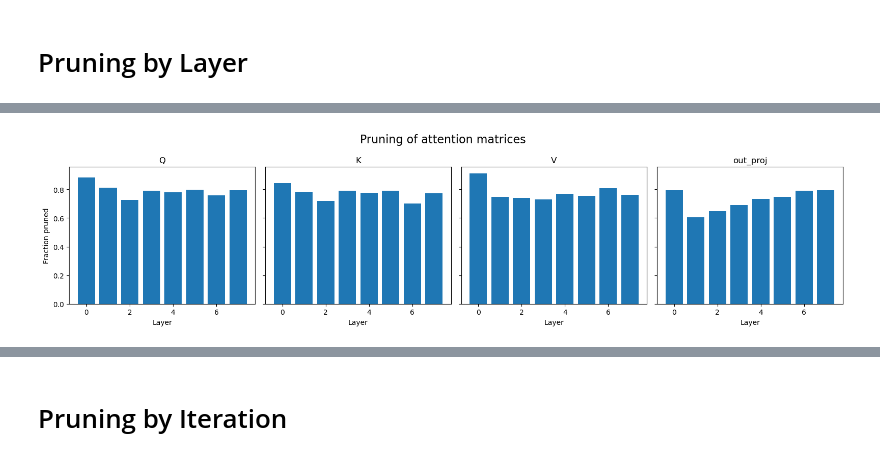
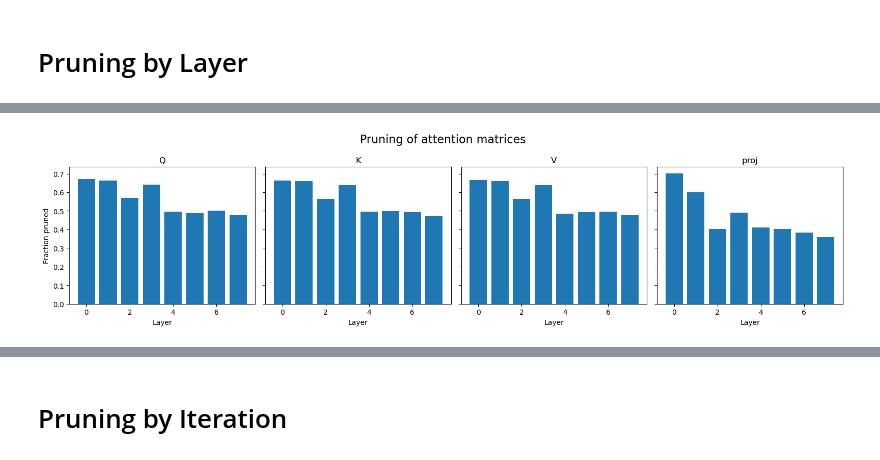
Before and after one commit to jshe2304/pruning-turbulence-vit, a Jupyter notebook: src/notebooks/pruned_models.ipynb, the cells around one changed output, grey strips where cells are left out. Cells and saved outputs as stored; diff of their text form; code cells hidden in the pictures.

```diff
--- a/src/notebooks/pruned_models.ipynb
+++ b/src/notebooks/pruned_models.ipynb
@@ -52,42 +74,43 @@ ViT(
 def pruning_by_layer(model):
     modules = {
         module_name: [] for module_name in
-        ['Q', 'K', 'V', 'out_proj', 'W_up', 'W_down', 'bias_up', 'bias_down']
+        ['Q', 'K', 'V', 'proj', 'W_up', 'W_down', 'bias_up', 'bias_down']
     }
 
-    for block_index, block in enumerate(model.transformer_blocks):
+    for block_index, block in enumerate(model.encoder_blocks + model.decoder_blocks):
 
         attn = block.attn
-        qkv_mask = attn.QKV_mask.reshape(attn.d_embed, attn.n_heads, 3, attn.d_attn)
+        _, d_embed = attn.qkv.weight.shape
+        qkv_mask = attn.qkv.weight_mask.reshape(d_embed, 4, 3, d_embed//4)
         q_mask, k_mask, v_mask = qkv_mask.unbind(dim=2)
 
         modules['Q'].append((1 - q_mask.sum() / q_mask.numel()).item())
         modules['K'].append((1 - k_mask.sum() / k_mask.numel()).item())
         modules['V'].append((1 - v_mask.sum() / v_mask.numel()).item())
-        modules['out_proj'].append((1 - attn.out_proj_mask.sum() / attn.out_proj_mask.numel()).item())
-        modules['W_up'].append((1 - block.mlp.W_up_mask.sum() / block.mlp.W_up_mask.numel()).item())
-        modules['W_down'].append((1 - block.mlp.W_down_mask.sum() / block.mlp.W_down_mask.numel()).item())
-        modules['bias_up'].append((1 - block.mlp.bias_up_mask.sum() / block.mlp.bias_up_mask.numel()).item())
-        modules['bias_down'].append((1 - block.mlp.bias_down_mask.sum() / block.mlp.bias_down_mask.numel()).item())
+        modules['proj'].append((1 - attn.proj.weight_mask.sum() / attn.proj.weight_mask.numel()).item())
+        modules['W_up'].append((1 - block.mlp.fc1.weight_mask.sum() / block.mlp.fc1.weight_mask.numel()).item())
+        modules['W_down'].append((1 - block.mlp.fc2.weight_mask.sum() / block.mlp.fc2.weight_mask.numel()).item())
+        modules['bias_up'].append((1 - block.mlp.fc1.bias_mask.sum() / block.mlp.fc1.bias_mask.numel()).item())
+        modules['bias_down'].append((1 - block.mlp.fc2.bias_mask.sum() / block.mlp.fc2.bias_mask.numel()).item())
 
     return pd.DataFrame(modules)
 
 all_data = pruning_by_layer(model)
 # %%
-attn_data = all_data[['Q', 'K', 'V', 'out_proj']]
+attn_data = all_data[['Q', 'K', 'V', 'proj']]
 
 fig, axs = plt.subplots(1, attn_data.shape[1], figsize=(attn_data.shape[1] * 4, 4), sharey=True)
 
 for i, ax in enumerate(axs):
     ax.bar(range(attn_data.shape[0]), attn_data.iloc[:, i])
     ax.set_title(attn_data.columns[i])
     ax.set_xlabel('Layer')
 
 axs[0].set_ylabel('Fraction pruned')
 fig.suptitle('Pruning of attention matrices', fontsize=16)
 fig.tight_layout()
 # %% [output]
-[figure, old version]
+[figure, new version]
 # %%
 attn_data = all_data[['W_up', 'bias_up', 'W_down', 'bias_down']]
 
```
Also changed, not shown: parts of 5 cells of this notebook, 25 other files.
